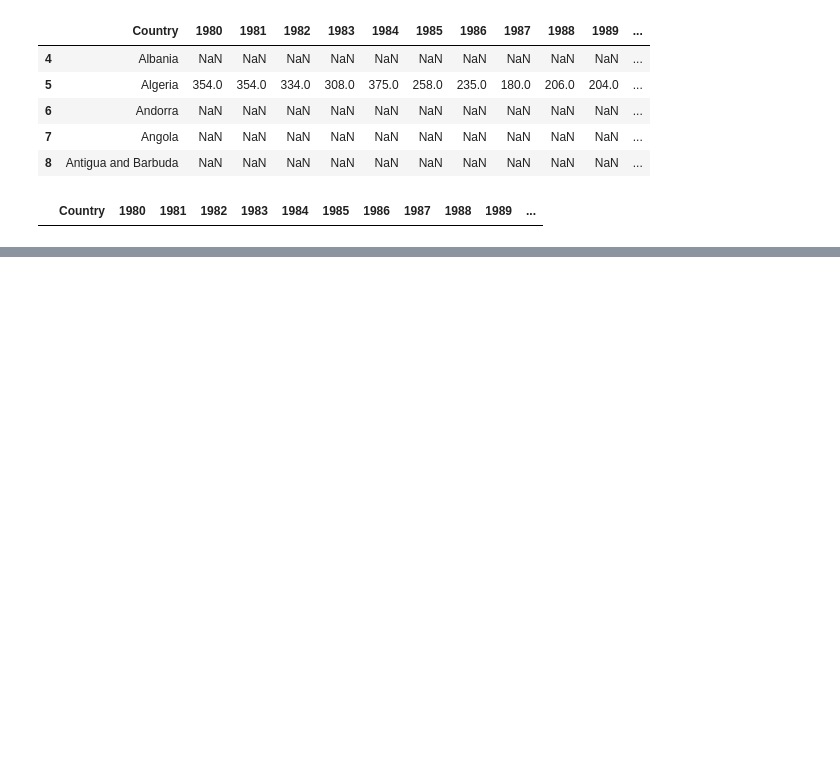
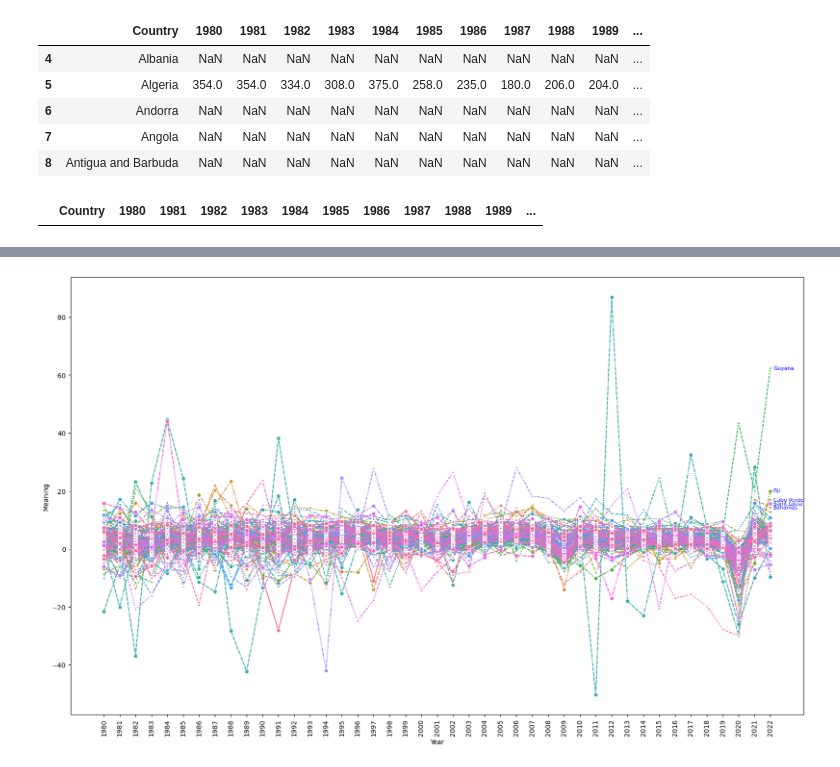
Before and after one commit to Vyshnevskyi91/Economy-growth-prediction, a Jupyter notebook: PatentsToGDP.ipynb, the cells around one changed output, grey strips where cells are left out. Saved outputs shown, nothing was run; the diff lists cells and outputs as text; code cells hidden in the pictures; blank space fills up the shorter version.

```diff
--- a/PatentsToGDP.ipynb
+++ b/PatentsToGDP.ipynb
@@ -93,0 +103,27 @@ df_combined
+# %%
+df_combined["2022_GDP"] = pd.to_numeric(df_combined["2022_GDP"], errors='coerce')
+
+# Sort the DataFrame based on numeric values in the "2022_GDP" column and select the top 5
+top_5_countries_2022 = df_combined["2022_GDP"].sort_values(ascending=False).head(5).index
+
+# Plotting
+plt.figure(figsize=(20, 12))
+
+# Plot the DataFrame using Seaborn's lineplot
+sns.lineplot(data=df_combined_transposed[43:], markers=True, legend=False)
+
+# Set custom x-axis tick labels from 1980 to 2022
+years = list(range(1980, 2023))
+plt.xticks(range(len(years)), years, rotation=90)
+
+# Show the plot
+
+# Adding legend for the top 5 countries in 2022 with a little shift to the right
+for country in top_5_countries_2022:
+    plt.text(len(years) - 1 + 0.2, df_combined.loc[country, "2022_GDP"], country, ha='left', va='center', fontsize=8, color='blue')
+
+plt.xlabel('Year')
+plt.ylabel('Meaning')
+plt.show()
+# %% [output]
+[figure, added]
```
Also changed, not shown: parts of 7 cells of this notebook.
